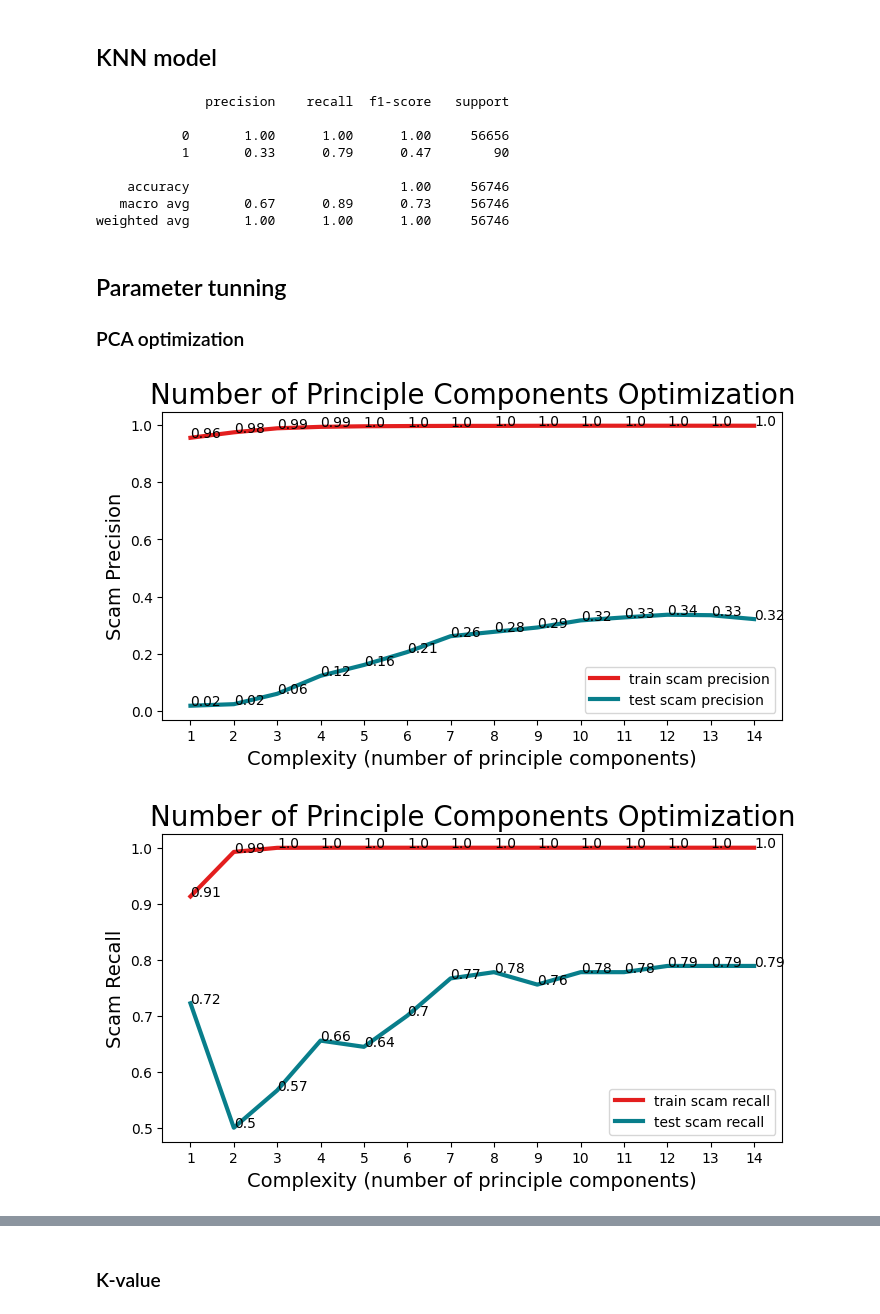
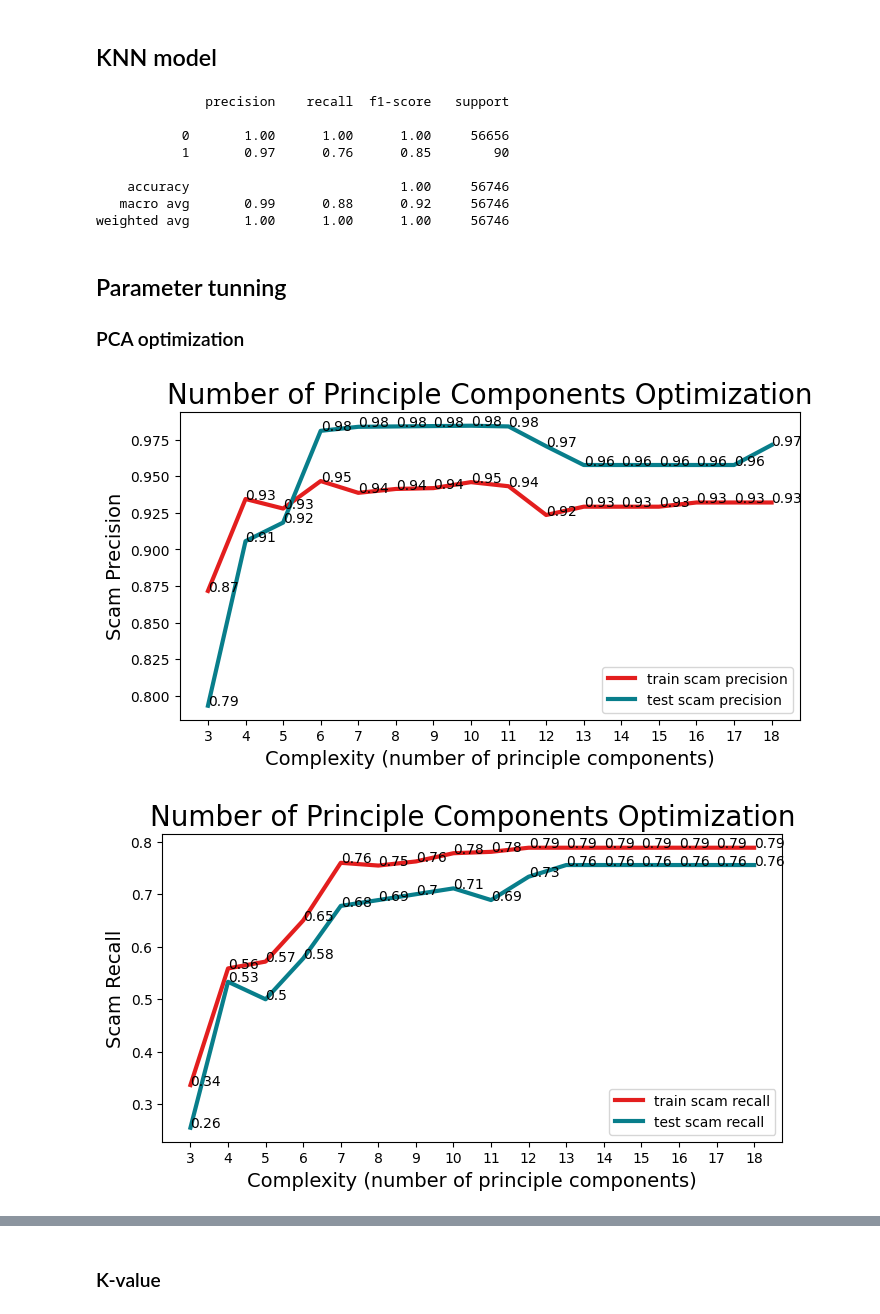
Before and after one commit to aceline0/ECS-171---Group-Project, a Jupyter notebook: code/knn.ipynb, the cells around one changed output, grey strips where cells are left out. Saved outputs shown, nothing was run; the diff lists cells and outputs as text; code cells hidden in the pictures.

```diff
--- a/code/knn.ipynb
+++ b/code/knn.ipynb
@@ -27,10 +27,6 @@ y = df['Class']
 
 # train test split
 X_train, X_test, y_train, y_test = train_test_split(X, y, test_size=0.2, random_state=42)
-
-# oversample
-smote = SMOTE(random_state=42)
-X_train, y_train = smote.fit_resample(X_train, y_train)
 # %% [markdown]
 ## KNN model
 # %%
@@ -45,10 +41,10 @@ print(classification_report(y_test, yhat))
               precision    recall  f1-score   support
 
            0       1.00      1.00      1.00     56656
-           1       0.33      0.79      0.47        90
+           1       0.97      0.76      0.85        90
 
     accuracy                           1.00     56746
-   macro avg       0.67      0.89      0.73     56746
+   macro avg       0.99      0.88      0.92     56746
 weighted avg       1.00      1.00      1.00     56746
 # %% [markdown]
 ## Parameter tunning
@@ -63,17 +59,13 @@ recall_test_df = []
 
 from imblearn.under_sampling import RandomUnderSampler
 
-for k in range(1, 15):
+for k in range(3, 19):
     X = df.drop('Class', axis=1)
     y = df['Class']
     pca = decomposition.PCA(n_components=k)
     pca.fit(X)
     X = pca.transform(X)
     X_train, X_test, y_train, y_test = train_test_split(X, y, test_size=0.2, random_state=42)
-
-    #Oversample the train set
-    smote = SMOTE(random_state=42)
-    X_train, y_train = smote.fit_resample(X_train, y_train)
 
     knn = KNeighborsClassifier()
     knn.fit(X_train, y_train)
@@ -98,34 +90,34 @@ recall_test_df = pd.DataFrame(recall_test_df)
 
 
 # Plot log precision
 plt.figure(figsize=(8, 4))
 plt.plot(precision_train_df['k'], precision_train_df['precision'], lw=3, c='#e31e1e', label='train scam precision')
 for a,b in zip(precision_train_df['k'], precision_train_df['precision']):
     plt.text(a, b, str(round(b, 2)))
 plt.plot(precision_test_df['k'], precision_test_df['precision'], lw=3, c='#087E8B', label='test scam precision')
 for a,b in zip(precision_test_df['k'], precision_test_df['precision']):
     plt.text(a, b, str(round(b, 2)))
 plt.title(f"Number of Principle Components Optimization", size=20)
 plt.xlabel('Complexity (number of principle components)', size=14)
-plt.xticks(np.arange(1, k+1, 1))
+plt.xticks(np.arange(3, k+1, 1))
 plt.ylabel('Scam Precision', size=14)
 plt.legend()
 plt.show()
 
 # Plot recall
 plt.figure(figsize=(8, 4))
 plt.plot(recall_train_df['k'], recall_train_df['recall'], lw=3, c='#e31e1e', label='train scam recall')
 for a,b in zip(recall_train_df['k'], recall_train_df['recall']):
     plt.text(a, b, str(round(b, 2)))
 plt.plot(recall_test_df['k'], recall_test_df['recall'], lw=3, c='#087E8B', label='test scam recall')
 for a,b in zip(recall_test_df['k'], recall_test_df['recall']):
     plt.text(a, b, str(round(b, 2)))
 plt.title(f"Number of Principle Components Optimization", size=20)
 plt.xlabel('Complexity (number of principle components)', size=14)
-plt.xticks(np.arange(1, k+1, 1))
+plt.xticks(np.arange(3, k+1, 1))
 plt.ylabel('Scam Recall', size=14)
 plt.legend()
 plt.show()
 # %% [output]
-[figure, old version]
+[figure, new version]
-[figure, old version]
+[figure, new version]
```
Also changed, not shown: parts of 8 cells of this notebook.
